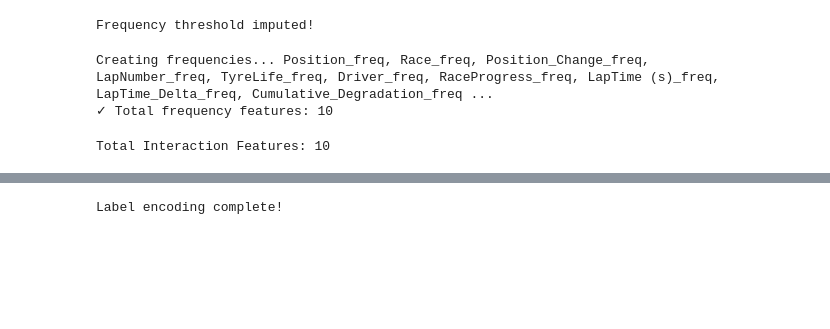
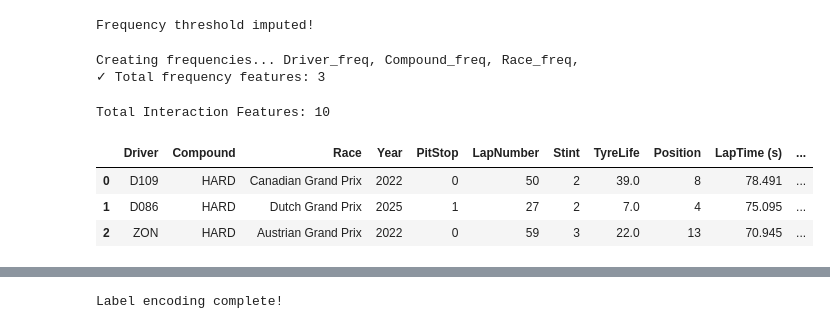
Before and after one commit to coded-sly/ps6e5-F1-PitStop, a Jupyter notebook: ps6e5-lgbm-f1-pit.ipynb, the cells around one changed output, grey strips where cells are left out. Cells and saved outputs as stored; diff of their text form; code cells hidden in the pictures; blank space fills up the shorter version.

```diff
--- a/ps6e5-lgbm-f1-pit.ipynb
+++ b/ps6e5-lgbm-f1-pit.ipynb
@@ -338,7 +338,7 @@ E_BINS = []
 Q_BINS = []
 DROP_COLS = []
 
-round_thresh = 2
+round_thresh = 3
 digit_thresh = 2
 
 round_thresh, digit_thresh
@@ -347,5 +347,5 @@ round_thresh, digit_thresh
 # %%
-_extract_cols = ['Cumulative_Degradation', 'LapTime (s)', 'LapTime_Delta']
+_extract_cols = ['Cumulative_Degradation', 'LapTime (s)'] # , 'LapTime_Delta'
 
 print(f"\nRounding... ", end='')
 for col in _extract_cols:
@@ -362,19 +362,19 @@ for col in _extract_cols:
         else:
             ROUNDS.append(r_n)
 
-    print(f"\nDIGITS... ", end='')
-    for d in [-3, -2, -1, 0, 1, 2, 3]:
-        d_n = f'{col}_digit_{d}'
-        print(d_n+', ', end='')
-        train[d_n] = ((train[col] * 10**d) % 10).fillna(-1).astype('int8')
-        test[d_n]  = ((test[col]  * 10**d) % 10).fillna(-1).astype('int8')
-        orig[d_n]  = ((orig[col]  * 10**d) % 10).fillna(-1).astype('int8')
+    # print(f"\nDIGITS... ", end='')
+    # for d in [-3, -2, -1, 0, 1, 2, 3]:
+    #     d_n = f'{col}_digit_{d}'
+    #     print(d_n+', ', end='')
+    #     train[d_n] = ((train[col] * 10**d) % 10).fillna(-1).astype('int8')
+    #     test[d_n]  = ((test[col]  * 10**d) % 10).fillna(-1).astype('int8')
+    #     orig[d_n]  = ((orig[col]  * 10**d) % 10).fillna(-1).astype('int8')
 
-        ## -- Drop constant features --
-        if train[d_n].nunique() < digit_thresh:
-            DROP_COLS.append(d_n)
-        else:
-            DIGITS.append(d_n)
+    #     ## -- Drop constant features --
+    #     if train[d_n].nunique() < digit_thresh:
+    #         DROP_COLS.append(d_n)
+    #     else:
+    #         DIGITS.append(d_n)
 
     # print(f"\nCreating value-based E_BINS... ", end='')
     # for b in [100]:
@@ -606,7 +580,7 @@ Frequency threshold imputed!
 freq_cols = []
 
 print(f"\nCreating frequencies... ", end='')
-for col in n_unique.index[4:]:
+for col in ['Driver', 'Compound', 'Race']: # 'LapNumber'
     freq = pd.concat([train[col], orig[col], test[col]]).value_counts(normalize=True)
     n = f'{col}_freq'
     print(n+', ', end='')
@@ -616,8 +590,8 @@ for col in n_unique.index[4:]:
 
 print(f"\n✓ Total frequency features: {len(freq_cols)}")
 # %% [output]
-Creating frequencies... Position_freq, Race_freq, Position_Change_freq, LapNumber_freq, TyreLife_freq, Driver_freq, RaceProgress_freq, LapTime (s)_freq, LapTime_Delta_freq, Cumulative_Degradation_freq ...
-✓ Total frequency features: 10
+Creating frequencies... Driver_freq, Compound_freq, Race_freq,
+✓ Total frequency features: 3
 # %%
 INTER = []
 top_cols = ['PitStop', 'Year', 'Compound', 'Stint', 'Race']
@@ -647,3 +621,10 @@ for c1, c2 in tqdm(list(itertools.combinations(top_cols, 2)), desc='Pairwise'):
 print(f"Total Interaction Features: {len(INTER)}")
 # %% [output]
 Total Interaction Features: 10
+# %%
+train.head(3)
+# %% [output]
+|  | Driver | Compound | Race | Year | PitStop | LapNumber | Stint | TyreLife | Position | LapTime (s) | ... |
+| 0 | D109 | HARD | Canadian Grand Prix | 2022 | 0 | 50 | 2 | 39.0 | 8 | 78.491 | ... |
+| 1 | D086 | HARD | Dutch Grand Prix | 2025 | 1 | 27 | 2 | 7.0 | 4 | 75.095 | ... |
+| 2 | ZON | HARD | Austrian Grand Prix | 2022 | 0 | 59 | 3 | 22.0 | 13 | 70.945 | ... |
```
Also changed, not shown: parts of 32 cells of this notebook.
